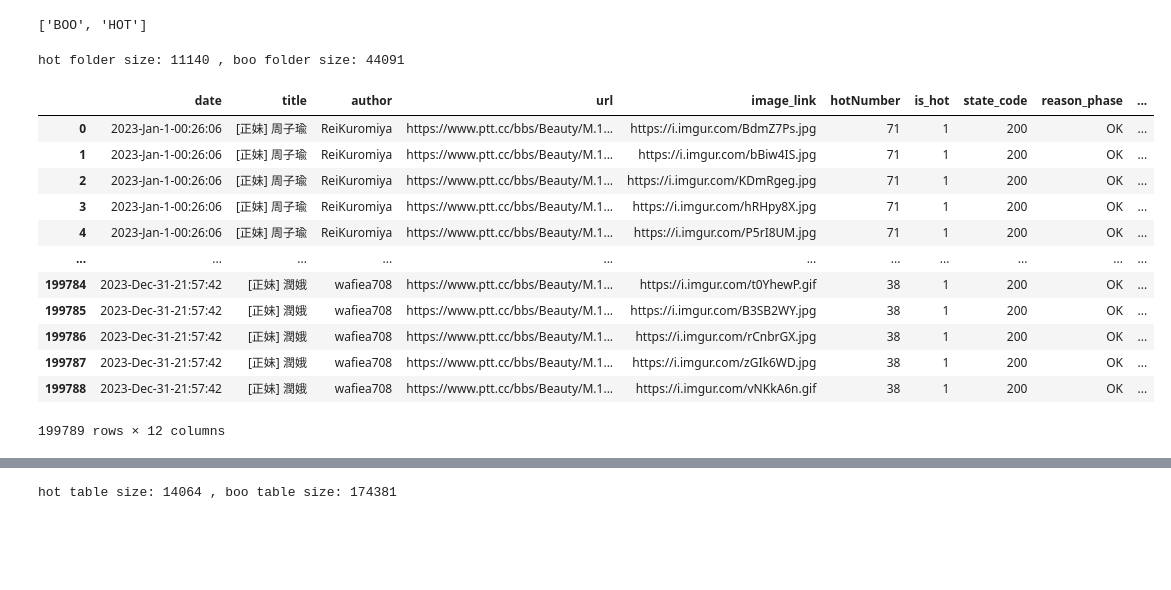
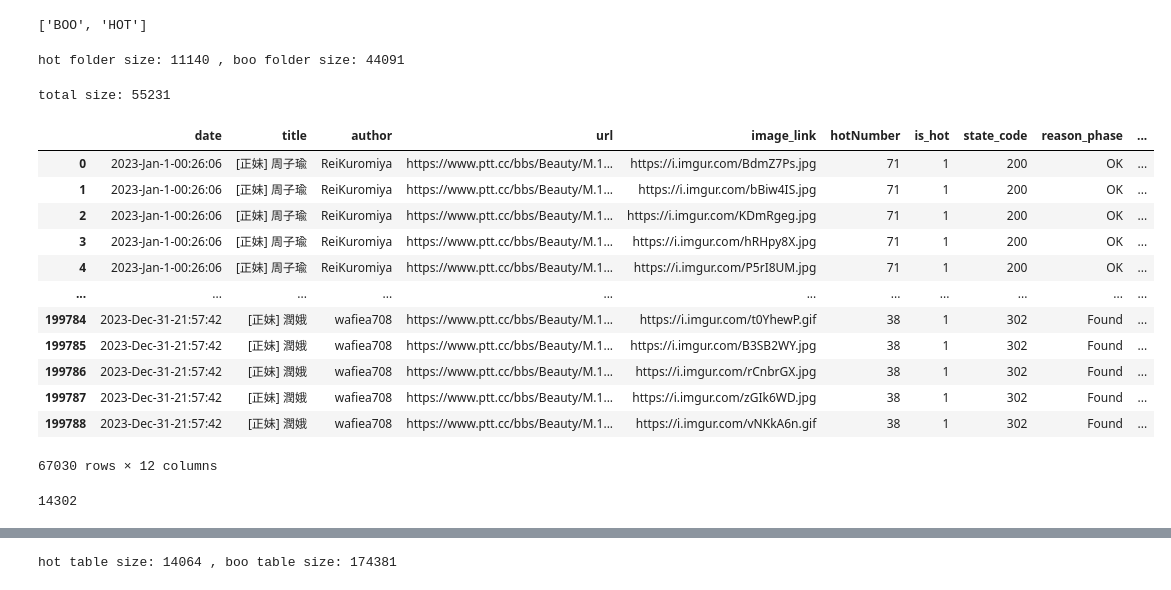
Before and after one commit to KeithLin724/NYCU-Data-Science-2024, a Jupyter notebook: HW1/Part2/check_data_set.ipynb, the cells around one changed output, grey strips where cells are left out. Drawn from its saved outputs; the diff is of its cells as text; code cells hidden in the pictures; blank space fills up the shorter version.

```diff
--- a/HW1/Part2/check_data_set.ipynb
+++ b/HW1/Part2/check_data_set.ipynb
@@ -17,22 +17,29 @@ hot_data_images = [os.path.join(hot_folder_path , item) for item in os.listdir(h
 boo_data_images = [os.path.join(boo_folder_path , item) for item in os.listdir(boo_folder_path)]
 
 print(f"hot folder size: {len(hot_data_images)} , boo folder size: {len(boo_data_images)}")
+print(f"total size: {len(hot_data_images) + len(boo_data_images)}")
 # %% [output]
 hot folder size: 11140 , boo folder size: 44091
+total size: 55231
 # %%
-table = pd.read_csv("./table/train_all_data.csv" )
+table = pd.read_csv("./table/train_all_data_new.csv" )
+table = table.drop_duplicates()
 table
 # %% [output]
 |  | date | title | author | url | image_link | hotNumber | is_hot | state_code | reason_phase | ... |
 | 0 | 2023-Jan-1-00:26:06 | [正妹] 周子瑜 | ReiKuromiya | https://www.ptt.cc/bbs/Beauty/M.1... | https://i.imgur.com/BdmZ7Ps.jpg | 71 | 1 | 200 | OK | ... |
 | 1 | 2023-Jan-1-00:26:06 | [正妹] 周子瑜 | ReiKuromiya | https://www.ptt.cc/bbs/Beauty/M.1... | https://i.imgur.com/bBiw4IS.jpg | 71 | 1 | 200 | OK | ... |
 | 2 | 2023-Jan-1-00:26:06 | [正妹] 周子瑜 | ReiKuromiya | https://www.ptt.cc/bbs/Beauty/M.1... | https://i.imgur.com/KDmRgeg.jpg | 71 | 1 | 200 | OK | ... |
 | 3 | 2023-Jan-1-00:26:06 | [正妹] 周子瑜 | ReiKuromiya | https://www.ptt.cc/bbs/Beauty/M.1... | https://i.imgur.com/hRHpy8X.jpg | 71 | 1 | 200 | OK | ... |
 | 4 | 2023-Jan-1-00:26:06 | [正妹] 周子瑜 | ReiKuromiya | https://www.ptt.cc/bbs/Beauty/M.1... | https://i.imgur.com/P5rI8UM.jpg | 71 | 1 | 200 | OK | ... |
 | ... | ... | ... | ... | ... | ... | ... | ... | ... | ... | ... |
-| 199784 | 2023-Dec-31-21:57:42 | [正妹] 潤娥 | wafiea708 | https://www.ptt.cc/bbs/Beauty/M.1... | https://i.imgur.com/t0YhewP.gif | 38 | 1 | 200 | OK | ... |
-| 199785 | 2023-Dec-31-21:57:42 | [正妹] 潤娥 | wafiea708 | https://www.ptt.cc/bbs/Beauty/M.1... | https://i.imgur.com/B3SB2WY.jpg | 38 | 1 | 200 | OK | ... |
-| 199786 | 2023-Dec-31-21:57:42 | [正妹] 潤娥 | wafiea708 | https://www.ptt.cc/bbs/Beauty/M.1... | https://i.imgur.com/rCnbrGX.jpg | 38 | 1 | 200 | OK | ... |
-| 199787 | 2023-Dec-31-21:57:42 | [正妹] 潤娥 | wafiea708 | https://www.ptt.cc/bbs/Beauty/M.1... | https://i.imgur.com/zGIk6WD.jpg | 38 | 1 | 200 | OK | ... |
-| 199788 | 2023-Dec-31-21:57:42 | [正妹] 潤娥 | wafiea708 | https://www.ptt.cc/bbs/Beauty/M.1... | https://i.imgur.com/vNKkA6n.gif | 38 | 1 | 200 | OK | ... |
+| 199784 | 2023-Dec-31-21:57:42 | [正妹] 潤娥 | wafiea708 | https://www.ptt.cc/bbs/Beauty/M.1... | https://i.imgur.com/t0YhewP.gif | 38 | 1 | 302 | Found | ... |
+| 199785 | 2023-Dec-31-21:57:42 | [正妹] 潤娥 | wafiea708 | https://www.ptt.cc/bbs/Beauty/M.1... | https://i.imgur.com/B3SB2WY.jpg | 38 | 1 | 302 | Found | ... |
+| 199786 | 2023-Dec-31-21:57:42 | [正妹] 潤娥 | wafiea708 | https://www.ptt.cc/bbs/Beauty/M.1... | https://i.imgur.com/rCnbrGX.jpg | 38 | 1 | 302 | Found | ... |
+| 199787 | 2023-Dec-31-21:57:42 | [正妹] 潤娥 | wafiea708 | https://www.ptt.cc/bbs/Beauty/M.1... | https://i.imgur.com/zGIk6WD.jpg | 38 | 1 | 302 | Found | ... |
+| 199788 | 2023-Dec-31-21:57:42 | [正妹] 潤娥 | wafiea708 | https://www.ptt.cc/bbs/Beauty/M.1... | https://i.imgur.com/vNKkA6n.gif | 38 | 1 | 302 | Found | ... |
-199789 rows × 12 columns
+67030 rows × 12 columns
+# %%
+len(table[table["image_state"] == True])
+# %% [output]
+14302
```
Also changed, not shown: parts of 11 cells of this notebook, 3 other files.
